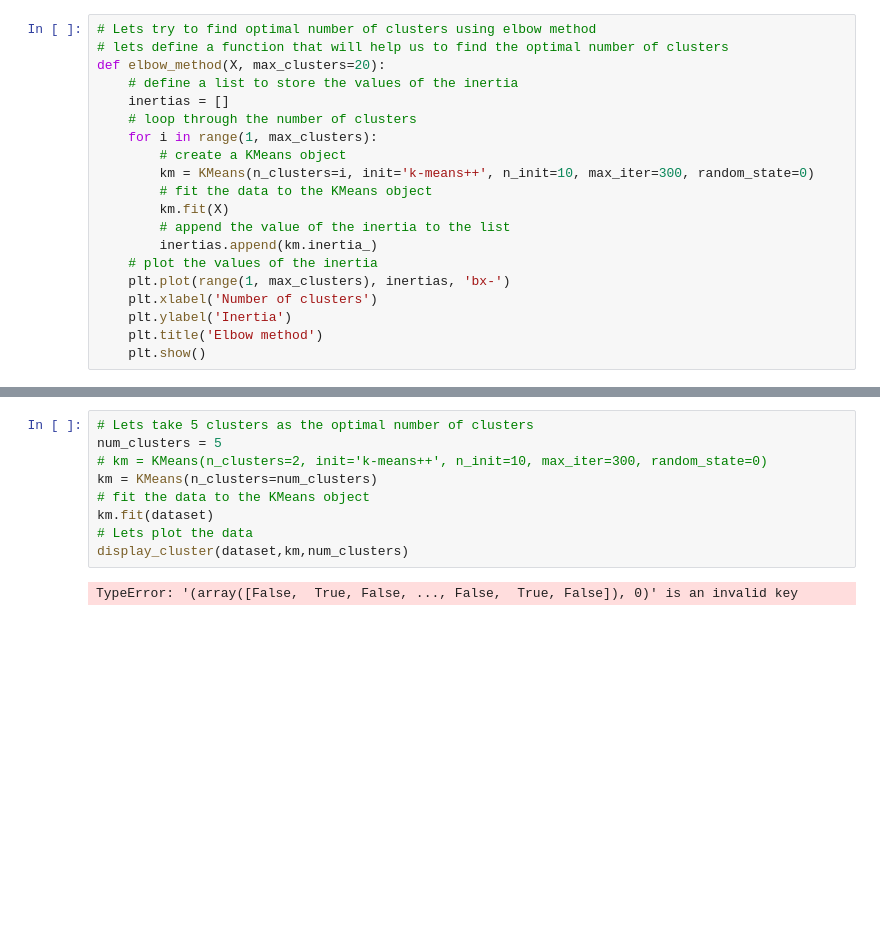
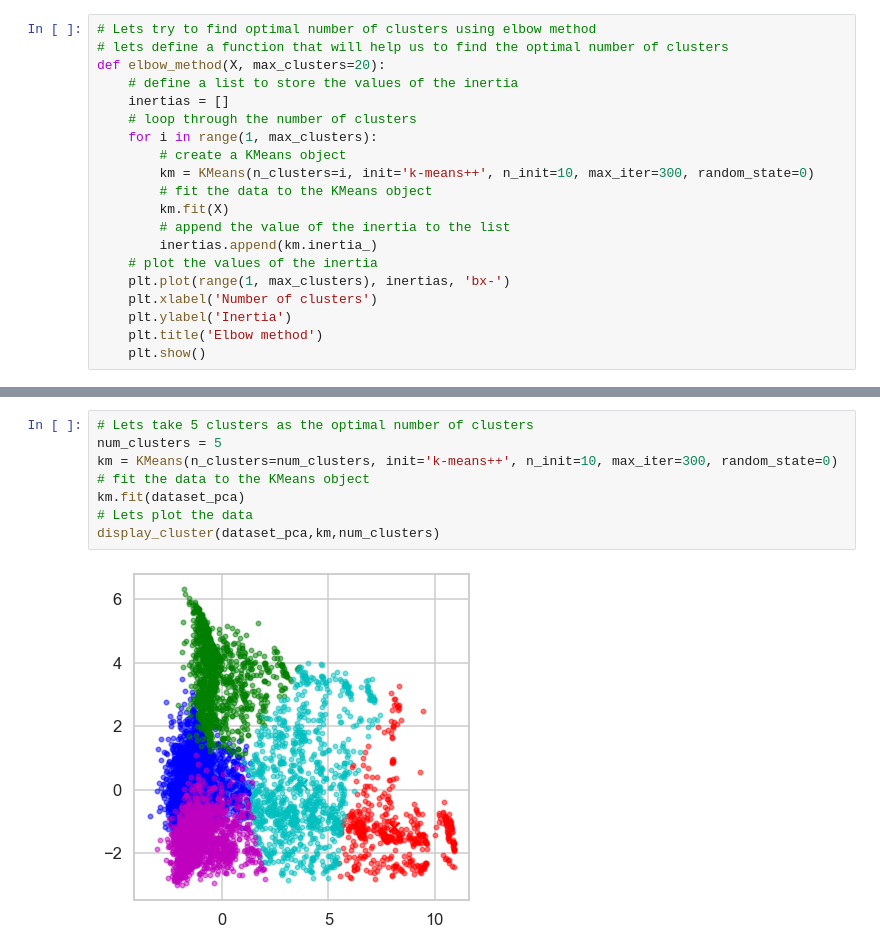
Before and after one commit to mohameddhameem/IBM-Machine-Learning, a Jupyter notebook: Unsupervised Machine Learning/Final Assignment/Clustering Unsupervised Assignment.ipynb, the cells around one changed output, grey strips where cells are left out. Saved outputs shown, nothing was run; the diff lists cells and outputs as text; blank space fills up the shorter version.

```diff
--- a/Unsupervised Machine Learning/Final Assignment/Clustering Unsupervised Assignment.ipynb
+++ b/Unsupervised Machine Learning/Final Assignment/Clustering Unsupervised Assignment.ipynb
@@ -265,11 +272,10 @@ elbow_method(dataset)
 # %%
 # Lets take 5 clusters as the optimal number of clusters
 num_clusters = 5
-# km = KMeans(n_clusters=2, init='k-means++', n_init=10, max_iter=300, random_state=0)
-km = KMeans(n_clusters=num_clusters)
+km = KMeans(n_clusters=num_clusters, init='k-means++', n_init=10, max_iter=300, random_state=0)
 # fit the data to the KMeans object
-km.fit(dataset)
+km.fit(dataset_pca)
 # Lets plot the data
-display_cluster(dataset,km,num_clusters)
+display_cluster(dataset_pca,km,num_clusters)
 # %% [output]
-TypeError: '(array([False,  True, False, ..., False,  True, False]), 0)' is an invalid key
+[figure, added]
```
Also changed, not shown: parts of 17 cells of this notebook, 5 other files.
